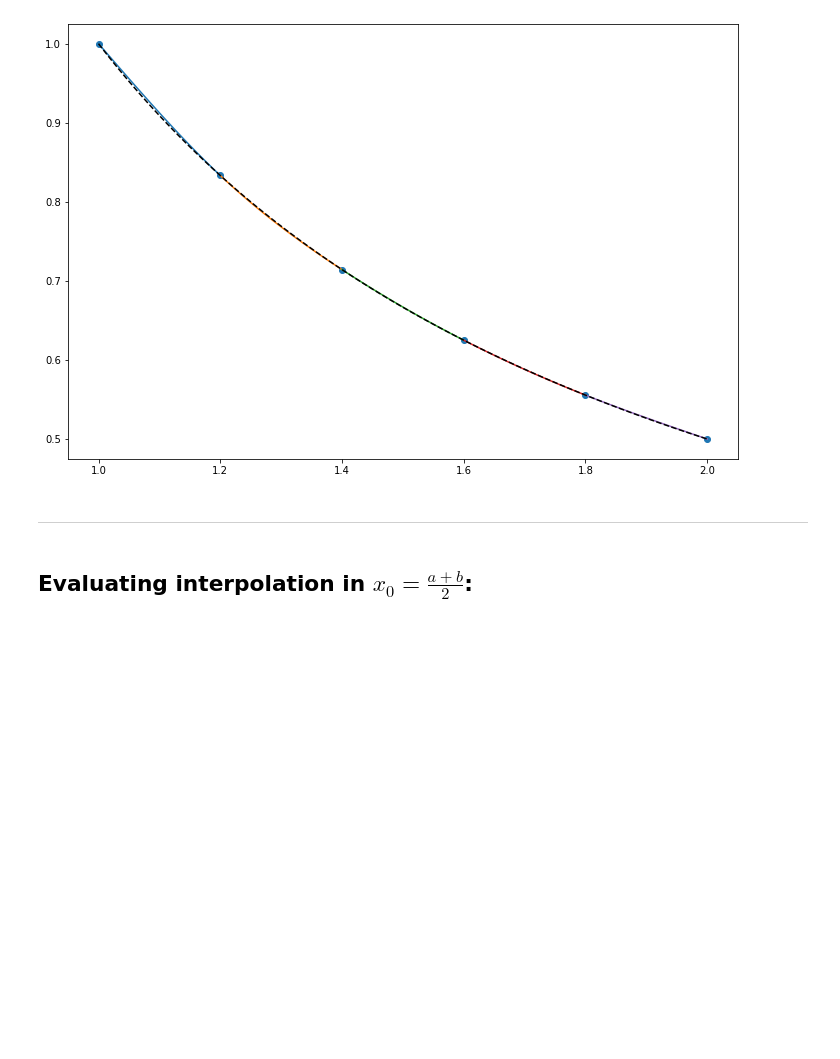
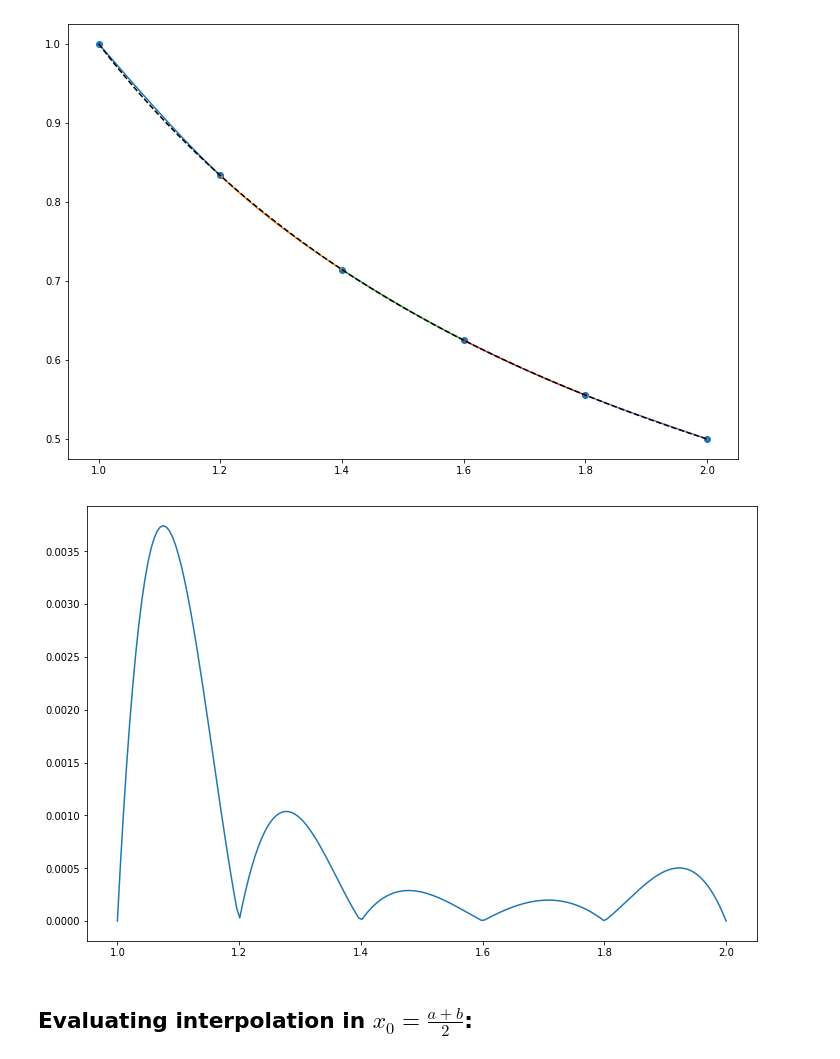
Before and after one commit to rosteeslove/bsuir-4th-term-python-stuff, a Jupyter notebook: numerical_analysis_methods/splineinterpolation/notebook.ipynb, the cells around one changed output. Cells and saved outputs as stored; diff of their text form; code cells hidden in the pictures; blank space fills up the shorter version.

```diff
--- a/numerical_analysis_methods/splineinterpolation/notebook.ipynb
+++ b/numerical_analysis_methods/splineinterpolation/notebook.ipynb
@@ -99,8 +121,14 @@ plot_splines(xs, ys, [spline.deriv(2) for spline in splines])
 plot_splines(xs, ys, splines, true_func=hyperbole)
 # %% [output]
 [figure]
-# %% [markdown]
-***
+# %%
+approx = methods.approx_beta(nodes)
+domain = np.linspace(xs[0], xs[-1], 200)
+plt.plot(domain, [abs(hyperbole(x) - approx(x)) for x in domain], label='error function')
+plt.legend()
+plt.show()
+# %% [output]
+[figure, added]
 # %% [markdown]
 ## Evaluating interpolation in $x_0 = \frac{a+b}{2}$:
 # %%
```
Also changed, not shown: parts of 17 cells of this notebook, 1 other file.
